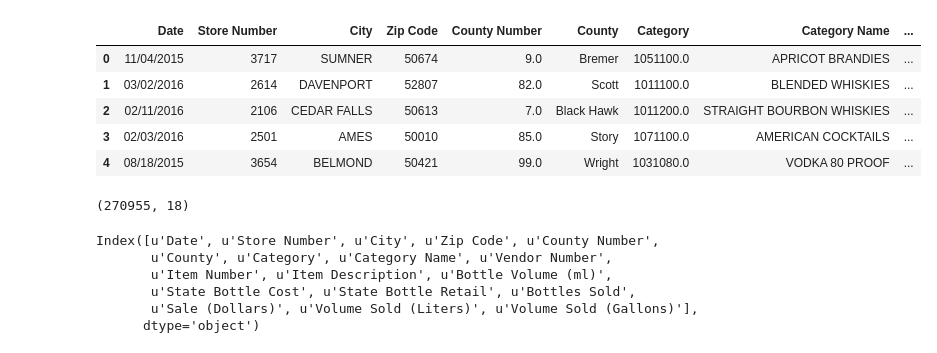
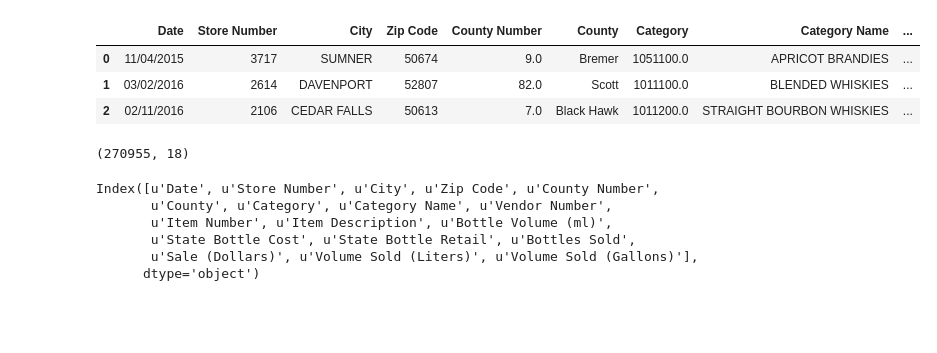
Before and after one commit to vnessified/DSI-SF-2-vnessified, a Jupyter notebook: projects/project-03/starter-code/project-3-starter.ipynb, the cells around one changed output. Drawn from its saved outputs; the diff is of its cells as text; code cells hidden in the pictures; blank space fills up the shorter version.

```diff
--- a/projects/project-03/starter-code/project-3-starter.ipynb
+++ b/projects/project-03/starter-code/project-3-starter.ipynb
@@ -56,14 +56,12 @@ iowa = pd.read_csv('/Users/VanessaG/desktop/DSI-SF-2-vnessified/datasets/iowa_li
 
 At the very least describe the columns/variables and the datatypes.
 # %%
-iowa.head()
+iowa.head(3)
 # %% [output]
 |  | Date | Store Number | City | Zip Code | County Number | County | Category | Category Name | ... |
 | 0 | 11/04/2015 | 3717 | SUMNER | 50674 | 9.0 | Bremer | 1051100.0 | APRICOT BRANDIES | ... |
 | 1 | 03/02/2016 | 2614 | DAVENPORT | 52807 | 82.0 | Scott | 1011100.0 | BLENDED WHISKIES | ... |
 | 2 | 02/11/2016 | 2106 | CEDAR FALLS | 50613 | 7.0 | Black Hawk | 1011200.0 | STRAIGHT BOURBON WHISKIES | ... |
-| 3 | 02/03/2016 | 2501 | AMES | 50010 | 85.0 | Story | 1071100.0 | AMERICAN COCKTAILS | ... |
-| 4 | 08/18/2015 | 3654 | BELMOND | 50421 | 99.0 | Wright | 1031080.0 | VODKA 80 PROOF | ... |
 # %%
 #whoa how large is the original
 iowa.shape
```
Also changed, not shown: parts of 47 cells of this notebook.
